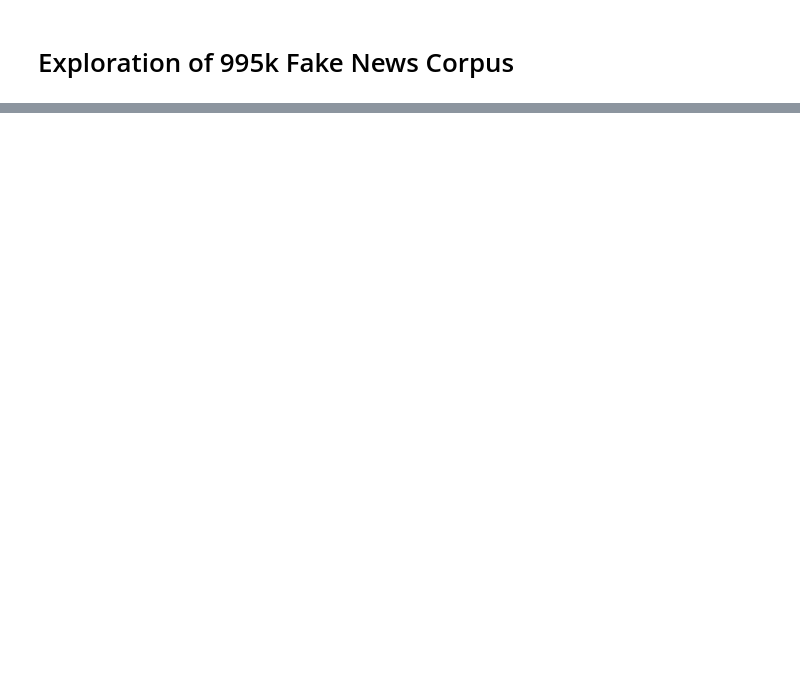
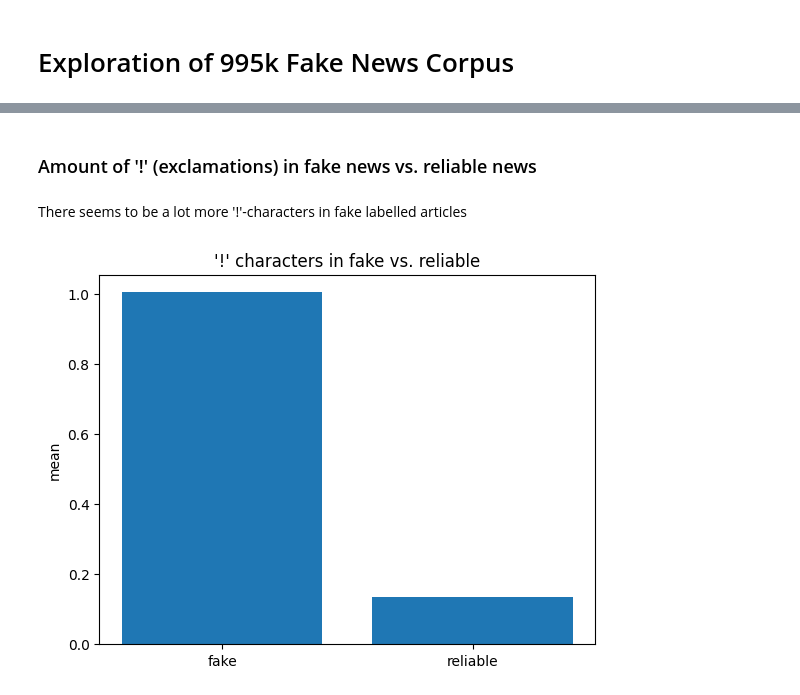
Before and after one commit to kdsoup/fake-news-project, a Jupyter notebook: exploration.ipynb, the cells around one changed output, grey strips where cells are left out. Saved outputs shown, nothing was run; the diff lists cells and outputs as text; code cells hidden in the pictures; blank space fills up the shorter version.

```diff
--- a/exploration.ipynb
+++ b/exploration.ipynb
@@ -19,0 +59,30 @@ print(type_dist)
+# %% [markdown]
+### Amount of '!' (exclamations) in fake news vs. reliable news
+# %% [markdown]
+There seems to be a lot more '!'-characters in fake labelled articles
+# %%
+import matplotlib.pyplot as plt
+
+char = '!'
+
+# copy dataframe
+exclm_data = raw_data.copy(deep=True)
+
+# get count sum of exclamation points in each article
+exclm_data['exclm_count'] = exclm_data['content'].str.count(char)
+
+# get total sum of exclamation points for each type (labels)
+fake_exclm_sum = (exclm_data[ (exclm_data['type'] == 'fake')])['exclm_count'].mean()
+reliable_exclm_sum = (exclm_data[ (exclm_data['type'] == 'reliable')])['exclm_count'].mean()
+
+# plot data
+fig, ax = plt.subplots()
+
+ax.set_ylabel('mean')
+ax.set_title('\'!\' characters in fake vs. reliable')
+
+ax.bar(['fake', 'reliable'], [fake_exclm_sum, reliable_exclm_sum])
+
+plt.show()
+# %% [output]
+[figure, added]
```
Also changed, not shown: parts of 33 cells of this notebook, 2 other files.
